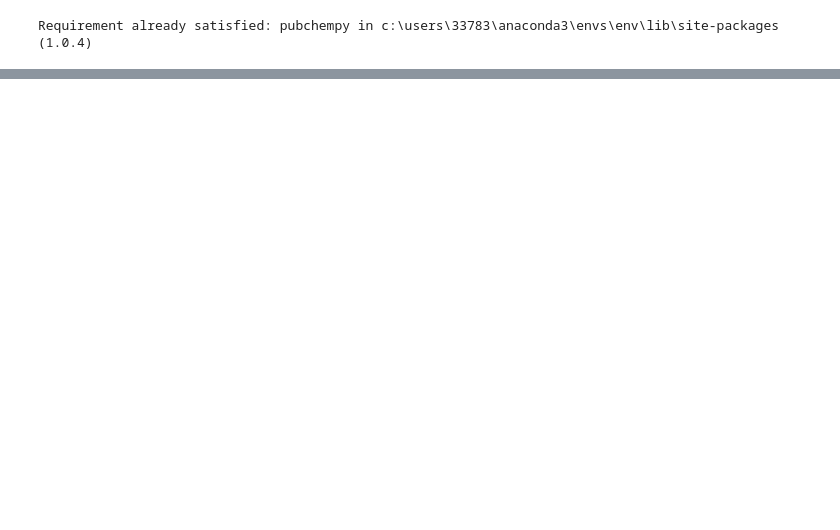
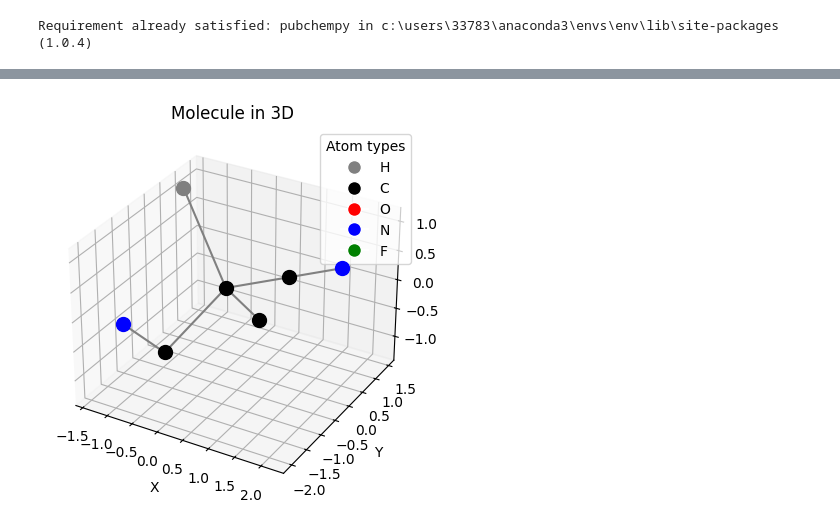
Before and after one commit to laugmz/Finding-Your-Reaction, a Jupyter notebook: code-Copy1.ipynb, the cells around one changed output, grey strips where cells are left out. Cells and saved outputs as stored; diff of their text form; code cells hidden in the pictures; blank space fills up the shorter version.

Commit message:
3D representation of mol

```diff
--- a/code-Copy1.ipynb
+++ b/code-Copy1.ipynb
@@ -311,0 +335,89 @@ ClC(C(C#N)C#N)
+# %%
+"Informations about the product that we want to form"
+
+#name of the molecule
+
+from chemspipy import ChemSpider
+
+def get_molecule_name(smiles):
+    """
+    Get the common name of a molecule from its SMILES representation using ChemSpider.
+    Args:
+    - smiles (str): SMILES representation of the molecule.
+    Returns:
+    - name (str): Common name of the molecule.
+    """
+    cs = ChemSpider('your_api_key_here')  # Replace 'your_api_key_here' with your ChemSpider API key
+    results = cs.simple_search(smiles)
+    if results:
+        return results[0].common_name
+    else:
+        return "Unable to retrieve molecule name."
+
+print (get_molecule_name(string_input_mol))
+
+#3D representation of the molecule
+
+from rdkit import Chem
+from rdkit.Chem import AllChem
+import numpy as np
+import matplotlib.pyplot as plt
+from mpl_toolkits.mplot3d import Axes3D
+
+def plot_molecule_3D(smiles):
+    """
+    Plot a molecule in 3D with different colors for different types of atoms and bonds between atoms.
+    Args:
+    - smiles (str): SMILES representation of the molecule.
+    """
+    # Generate RDKit molecule from SMILES
+    mol = Chem.MolFromSmiles(smiles)
+    if mol is None:
+        print("Error: Unable to generate molecule from SMILES.")
+        return
+
+    # Generate 3D coordinates
+    AllChem.EmbedMolecule(mol)
+    AllChem.UFFOptimizeMolecule(mol)
+
+    # Extract atom coordinates and symbols
+    coords = mol.GetConformer().GetPositions()
+    symbols = [atom.GetSymbol() for atom in mol.GetAtoms()]
+
+    # Create 3D plot
+    fig = plt.figure()
+    ax = fig.add_subplot(111, projection='3d')
+
+    # Define colors for different atom types
+    atom_colors = {'H': 'gray', 'C': 'black', 'O': 'red', 'N': 'blue', 'F': 'green'}
+
+    # Plot atoms with different colors
+    for atom_idx, symbol in enumerate(symbols):
+        x, y, z = coords[atom_idx]
+        color = atom_colors.get(symbol, 'gray')  # Default to gray for unknown atoms
+        ax.scatter(x, y, z, c=color, label=symbol, s=100)
+
+    # Plot bonds between atoms
+    for bond in mol.GetBonds():
+        start_idx = bond.GetBeginAtomIdx()
+        end_idx = bond.GetEndAtomIdx()
+        start_pos = coords[start_idx]
+        end_pos = coords[end_idx]
+        ax.plot([start_pos[0], end_pos[0]], [start_pos[1], end_pos[1]], [start_pos[2], end_pos[2]], c='gray')
+
+    # Set labels
+    ax.set_xlabel('X')
+    ax.set_ylabel('Y')
+    ax.set_zlabel('Z')
+    ax.set_title('Molecule in 3D')
+
+    # Show legend
+    handles = [plt.Line2D([0], [0], marker='o', color='w', markersize=10, markerfacecolor=color, label=symbol)
+               for symbol, color in atom_colors.items()]
+    ax.legend(handles=handles, title='Atom types', loc='best')
+
+    # Show plot
+    plt.show()
+
+plot_molecule_3D(string_input_mol)
+# %% [output]
@@ -312,3 +427,4 @@ ClC(C(C#N)C#N)
+[figure, added]
 # %%
 # Function that returns the row of the elements formation reaction
 def compare_molecule_with_data(element):
```
Also changed, not shown: parts of 12 cells of this notebook.
